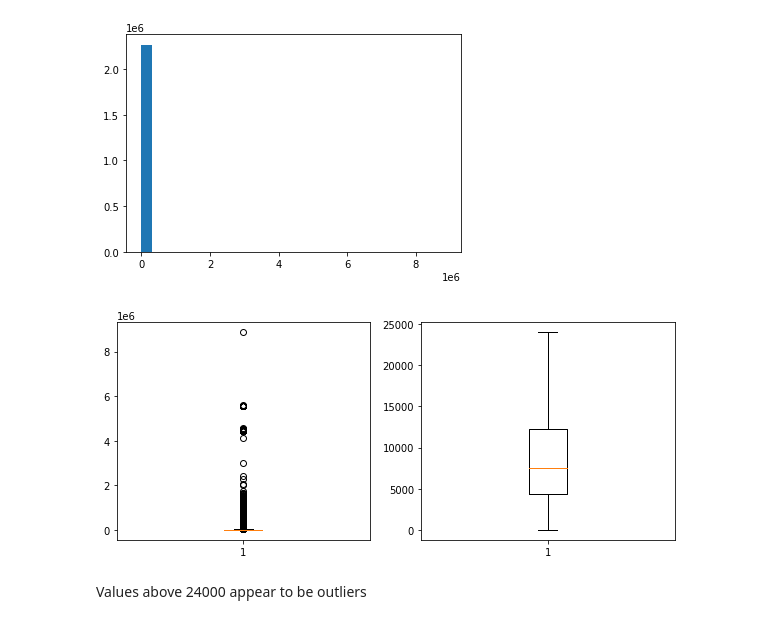
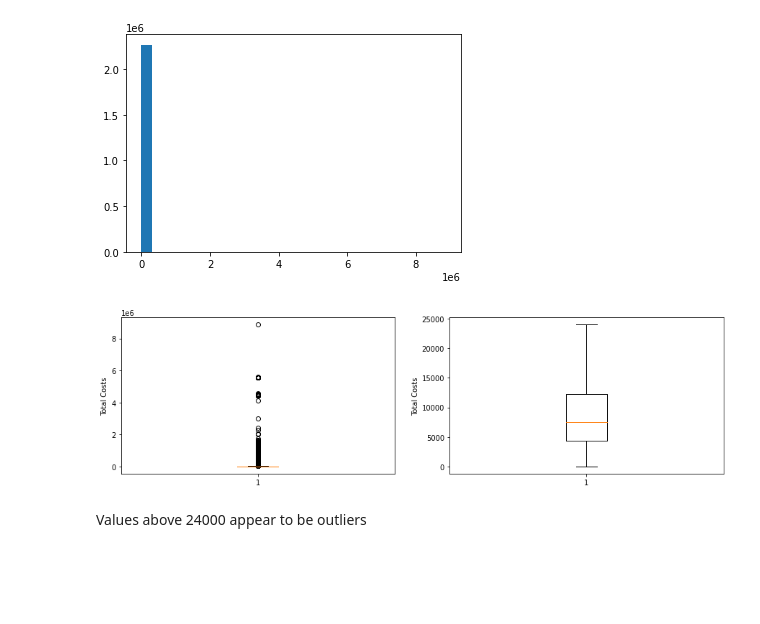
Before and after one commit to Abdurrahmansanni/Hamoye-Tag-along, a Jupyter notebook: Premier Project - Abdurrahman.ipynb, the cells around one changed output. Saved outputs shown, nothing was run; the diff lists cells and outputs as text; code cells hidden in the pictures; blank space fills up the shorter version.

```diff
--- a/Premier Project - Abdurrahman.ipynb
+++ b/Premier Project - Abdurrahman.ipynb
@@ -442,15 +430,17 @@ plt.hist(df['Total_Costs'], bins= 30);
 # %% [output]
 [figure]
 # %%
-plt.figure(figsize=(10,4))
+plt.figure(figsize=(15,4))
 
 plt.subplot(1,2,1)
 plt.boxplot(df['Total_Costs'])
+plt.ylabel('Total Costs')
 
 plt.subplot(1,2,2)
-plt.boxplot(df.query('Total_Costs < 24000')['Total_Costs']);
+plt.boxplot(df.query('Total_Costs < 24000')['Total_Costs'])
+plt.ylabel('Total Costs');
 # %% [output]
-[figure, old version]
+[figure, new version]
 # %% [markdown]
 Values above 24000 appear to be outliers
 # %% [markdown]
```
Also changed, not shown: parts of 34 cells of this notebook.
